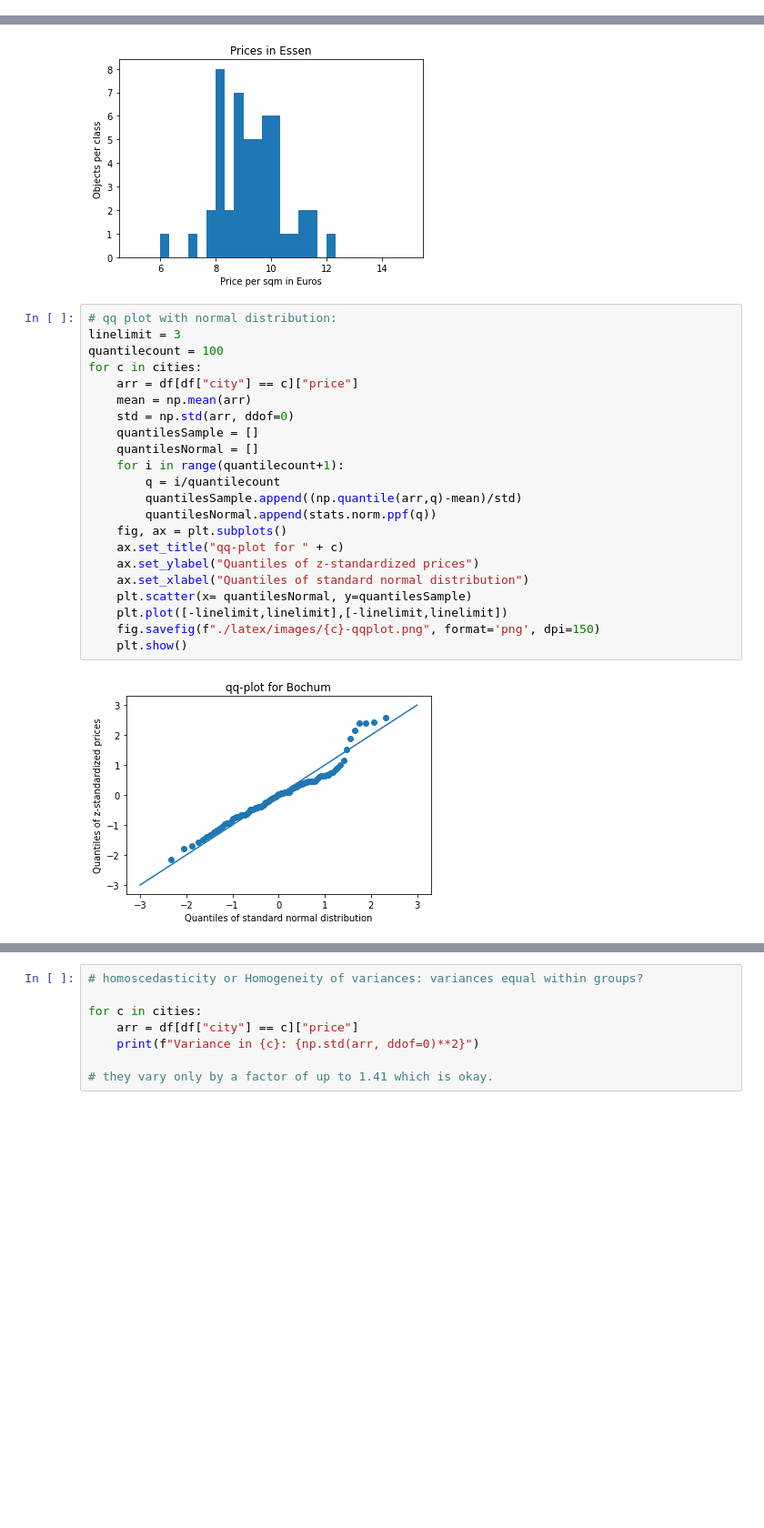
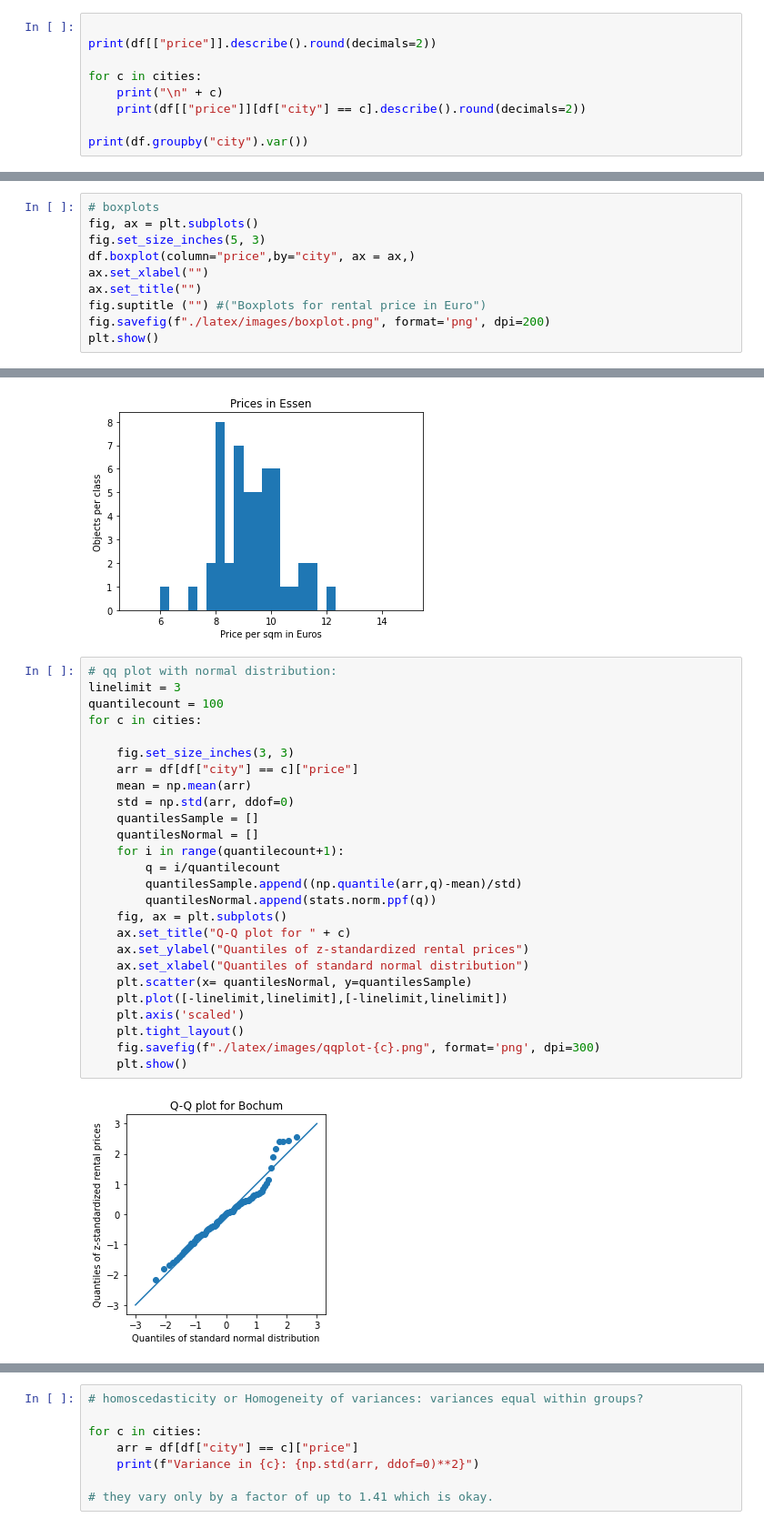
Before and after one commit to tadeohepperle/introductory-case-studies-project2, a Jupyter notebook: main.ipynb, the cells around one changed output, grey strips where cells are left out. Shown: that part at 91% size. Drawn from its saved outputs; the diff is of its cells as text; blank space fills up the shorter version.

```diff
--- a/main.ipynb
+++ b/main.ipynb
@@ -45,0 +20,9 @@ Essen     50     50
+# %%
+
+print(df[["price"]].describe().round(decimals=2))
+
+for c in cities:
+    print("\n" + c)
+    print(df[["price"]][df["city"] == c].describe().round(decimals=2))
+
+print(df.groupby("city").var())
@@ -45,0 +47,10 @@ Essen     50     50
+# %%
+# boxplots
+fig, ax = plt.subplots()
+fig.set_size_inches(5, 3)
+df.boxplot(column="price",by="city", ax = ax,)
+ax.set_xlabel("")
+ax.set_title("")
+fig.suptitle ("") #("Boxplots for rental price in Euro")
+fig.savefig(f"./latex/images/boxplot.png", format='png', dpi=200)
+plt.show()
@@ -65,24 +78,28 @@ for c in cities:
 # %%
 # qq plot with normal distribution:
 linelimit = 3
 quantilecount = 100
 for c in cities:
+
+    fig.set_size_inches(3, 3)
     arr = df[df["city"] == c]["price"]
     mean = np.mean(arr)
     std = np.std(arr, ddof=0)
     quantilesSample = []
     quantilesNormal = []
     for i in range(quantilecount+1):
         q = i/quantilecount
         quantilesSample.append((np.quantile(arr,q)-mean)/std)
         quantilesNormal.append(stats.norm.ppf(q))
     fig, ax = plt.subplots()
-    ax.set_title("qq-plot for " + c)
-    ax.set_ylabel("Quantiles of z-standardized prices")
+    ax.set_title("Q-Q plot for " + c)
+    ax.set_ylabel("Quantiles of z-standardized rental prices")
     ax.set_xlabel("Quantiles of standard normal distribution")
     plt.scatter(x= quantilesNormal, y=quantilesSample)
     plt.plot([-linelimit,linelimit],[-linelimit,linelimit])
-    fig.savefig(f"./latex/images/{c}-qqplot.png", format='png', dpi=150)
+    plt.axis('scaled')
+    plt.tight_layout()
+    fig.savefig(f"./latex/images/qqplot-{c}.png", format='png', dpi=300)
     plt.show()
 # %% [output]
-[figure, old version]
+[figure, new version]
```
Also changed, not shown: parts of 7 cells of this notebook, 24 other files.
